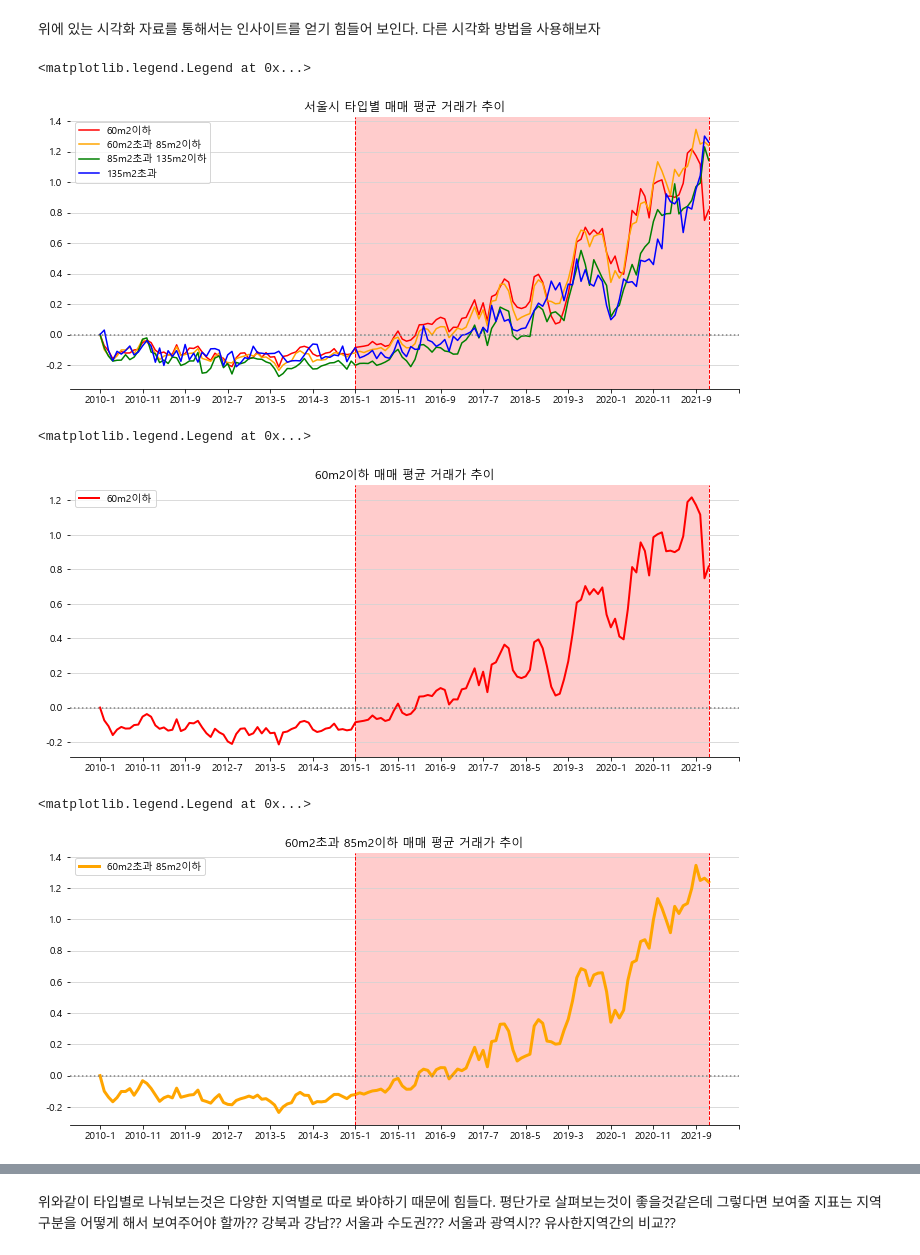
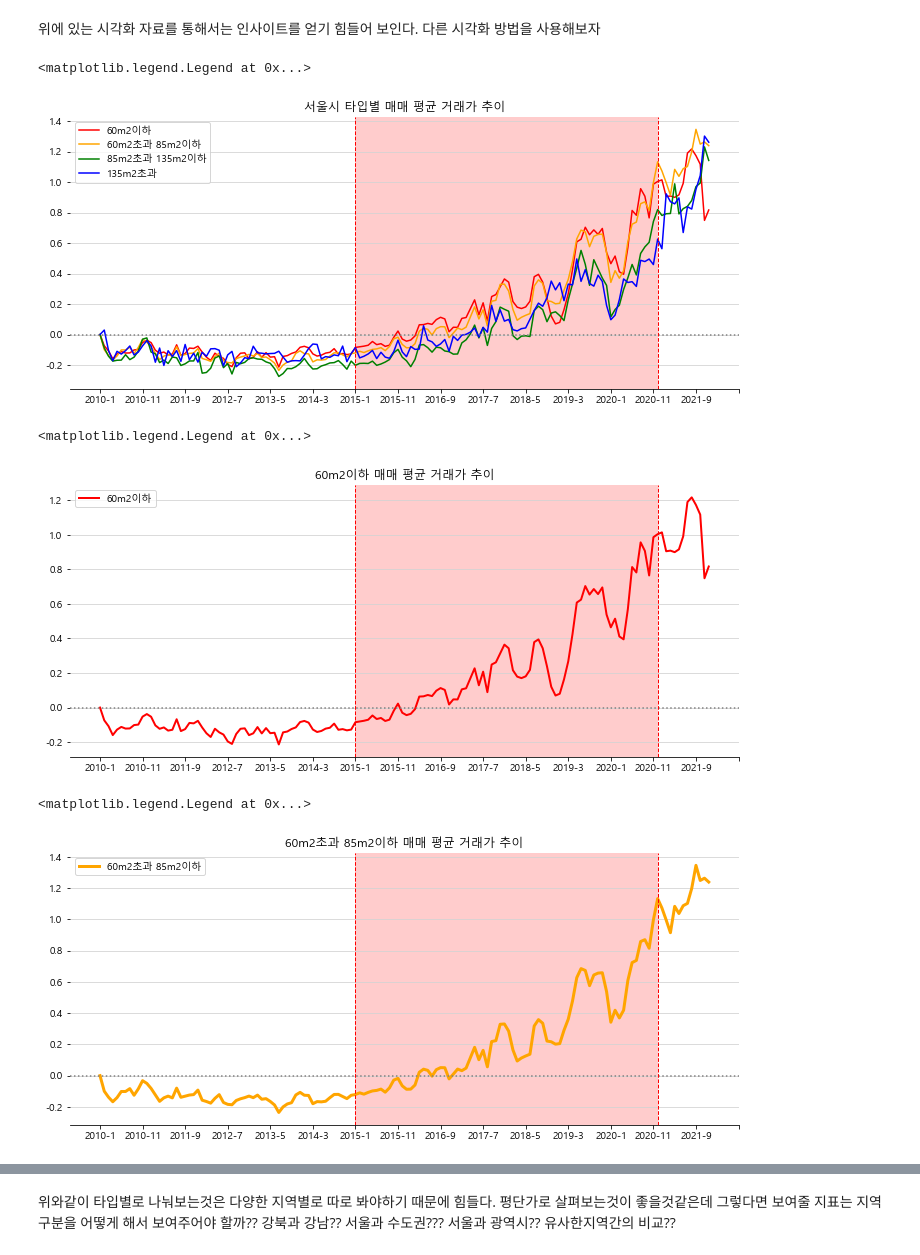
Before and after one commit to ljs7463/prop-tech, a Jupyter notebook: Real estate Analysis/분양가 상한제와 부동산 가격 분석.ipynb, the cells around one changed output, grey strips where cells are left out. Drawn from its saved outputs; the diff is of its cells as text; code cells hidden in the pictures.

```diff
--- a/Real estate Analysis/분양가 상한제와 부동산 가격 분석.ipynb
+++ b/Real estate Analysis/분양가 상한제와 부동산 가격 분석.ipynb
@@ -127,42 +127,43 @@ ax.spines[["left", "top", "right"]].set_visible(False)
 ax.axhline(y=0, c="gray", ls=":")
 
 # 분양권 상한제 시점 표시
-ax.axvspan('2015-1', '2021-12', facecolor='red',alpha = 0.2)
+ax.axvspan('2015-1', '2020-12', facecolor='red',alpha = 0.2)
 plt.axvline(x='2015-1', color='r', linestyle='--', linewidth=1)
-plt.axvline(x='2021-12', color='r', linestyle='--', linewidth=1)
+plt.axvline(x='2020-12', color='r', linestyle='--', linewidth=1)
 
 
 plt.title('서울시 타입별 매매 평균 거래가 추이')
 plt.legend()
 # %% [output]
 <matplotlib.legend.Legend at 0x...>
-[figure, old version]
+[figure, new version]
 # %%
 fig, ax = plt.subplots(figsize = (12, 5))
 ax.plot(df1['date'], df1['f0_'],c = 'red',label = '60m2이하',linewidth =2)
 
 # xticks개수 조절
 ax.xaxis.set_major_locator(MaxNLocator(16))
 
 # 그리드 추가
 ax.grid(axis="y", c="lightgray") # "axis = 'x'" 는 x축 세로선 grid생성
 
 # 필요없는 선 제거
 ax.spines[["left", "top", "right"]].set_visible(False)
 
 # 0점선
 ax.axhline(y=0, c="gray", ls=":")
 
+
 # 분양권 상한제 시점 표시
-ax.axvspan('2015-1', '2021-12', facecolor='red',alpha = 0.2)
+ax.axvspan('2015-1', '2020-12', facecolor='red',alpha = 0.2)
 plt.axvline(x='2015-1', color='r', linestyle='--', linewidth=1)
-plt.axvline(x='2021-12', color='r', linestyle='--', linewidth=1)
+plt.axvline(x='2020-12', color='r', linestyle='--', linewidth=1)
 
 plt.title('60m2이하 매매 평균 거래가 추이')
 plt.legend()
 # %% [output]
 <matplotlib.legend.Legend at 0x...>
-[figure, old version]
+[figure, new version]
 # %%
 fig, ax = plt.subplots(figsize = (12, 5))
 ax.plot(df2['date'], df2['f0_'],c = 'orange',label = '60m2초과 85m2이하',linewidth = 3)
@@ -179,16 +180,17 @@ ax.spines[["left", "top", "right"]].set_visible(False)
 # 0점선
 ax.axhline(y=0, c="gray", ls=":")
 
+
 # 분양권 상한제 시점 표시
-ax.axvspan('2015-1', '2021-12', facecolor='red',alpha = 0.2)
+ax.axvspan('2015-1', '2020-12', facecolor='red',alpha = 0.2)
 plt.axvline(x='2015-1', color='r', linestyle='--', linewidth=1)
-plt.axvline(x='2021-12', color='r', linestyle='--', linewidth=1)
+plt.axvline(x='2020-12', color='r', linestyle='--', linewidth=1)
 
 plt.title('60m2초과 85m2이하 매매 평균 거래가 추이')
 plt.legend()
 # %% [output]
 <matplotlib.legend.Legend at 0x...>
-[figure, old version]
+[figure, new version]
 # %%
 fig, ax = plt.subplots(figsize = (12, 5))
 ax.plot(df2['date'], df2['f0_'],c = 'green',label = '85m2초과 135m2이하',linewidth = 3)
```
Also changed, not shown: parts of 9 cells of this notebook.
